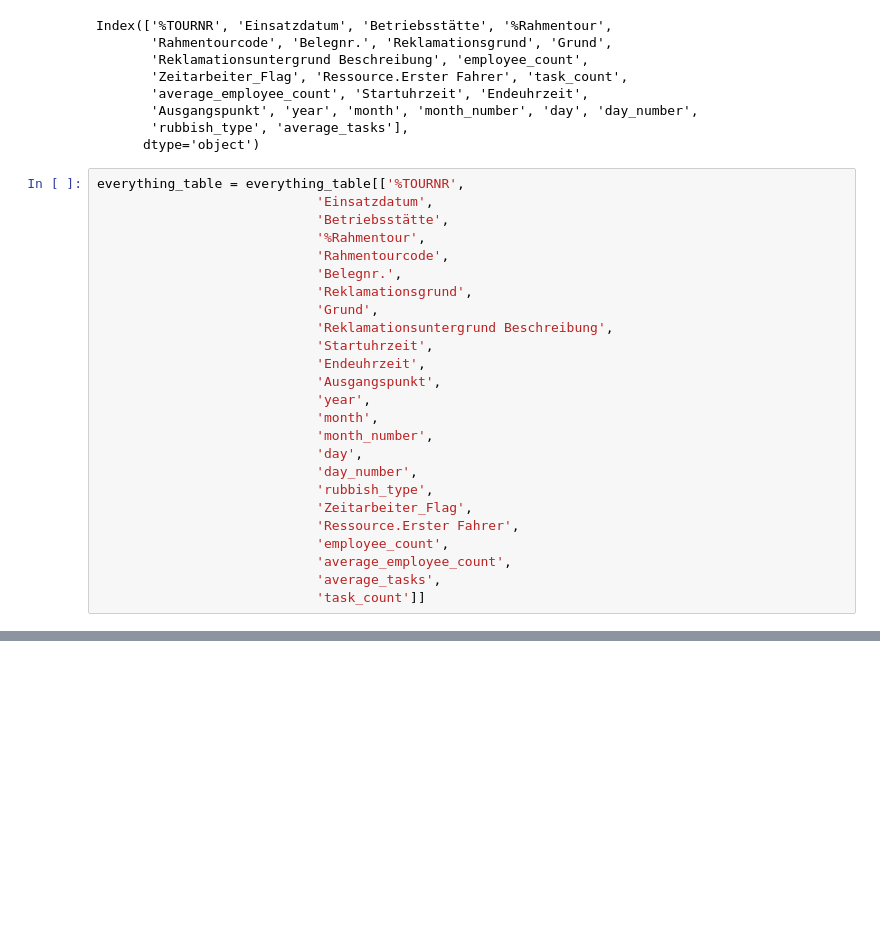
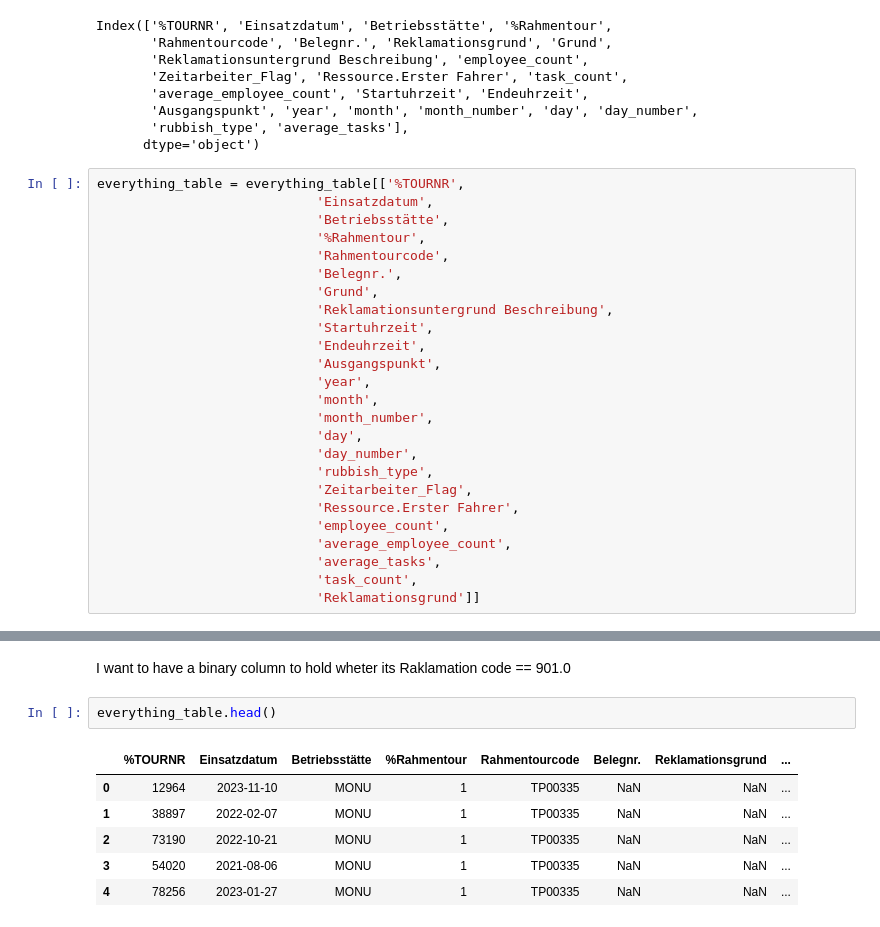
Before and after one commit to baz263/n3xtcoder, a Jupyter notebook: join.ipynb, the cells around one changed output, grey strips where cells are left out. Saved outputs shown, nothing was run; the diff lists cells and outputs as text; blank space fills up the shorter version.

```diff
--- a/join.ipynb
+++ b/join.ipynb
@@ -616,7 +616,6 @@ everything_table = everything_table[['%TOURNR',
                             '%Rahmentour',
                             'Rahmentourcode',
                             'Belegnr.',
-                            'Reklamationsgrund',
                             'Grund',
                             'Reklamationsuntergrund Beschreibung',
                             'Startuhrzeit',
@@ -633,7 +632,8 @@ everything_table = everything_table[['%TOURNR',
                             'employee_count',
                             'average_employee_count',
                             'average_tasks',
-                            'task_count']]
+                            'task_count',
+                            'Reklamationsgrund']]
 # %%
 everything_table.sample(20)
 # %% [output]
@@ -656,0 +657,11 @@ everything_table.sample(20)
+# %% [markdown]
+I want to have a binary column to hold wheter its Raklamation code == 901.0
+# %%
+everything_table.head()
+# %% [output]
+|  | %TOURNR | Einsatzdatum | Betriebsstätte | %Rahmentour | Rahmentourcode | Belegnr. | Reklamationsgrund | ... |
+| 0 | 12964 | 2023-11-10 | MONU | 1 | TP00335 | NaN | NaN | ... |
+| 1 | 38897 | 2022-02-07 | MONU | 1 | TP00335 | NaN | NaN | ... |
+| 2 | 73190 | 2022-10-21 | MONU | 1 | TP00335 | NaN | NaN | ... |
+| 3 | 54020 | 2021-08-06 | MONU | 1 | TP00335 | NaN | NaN | ... |
+| 4 | 78256 | 2023-01-27 | MONU | 1 | TP00335 | NaN | NaN | ... |
```
Also changed, not shown: parts of 8 cells of this notebook.
